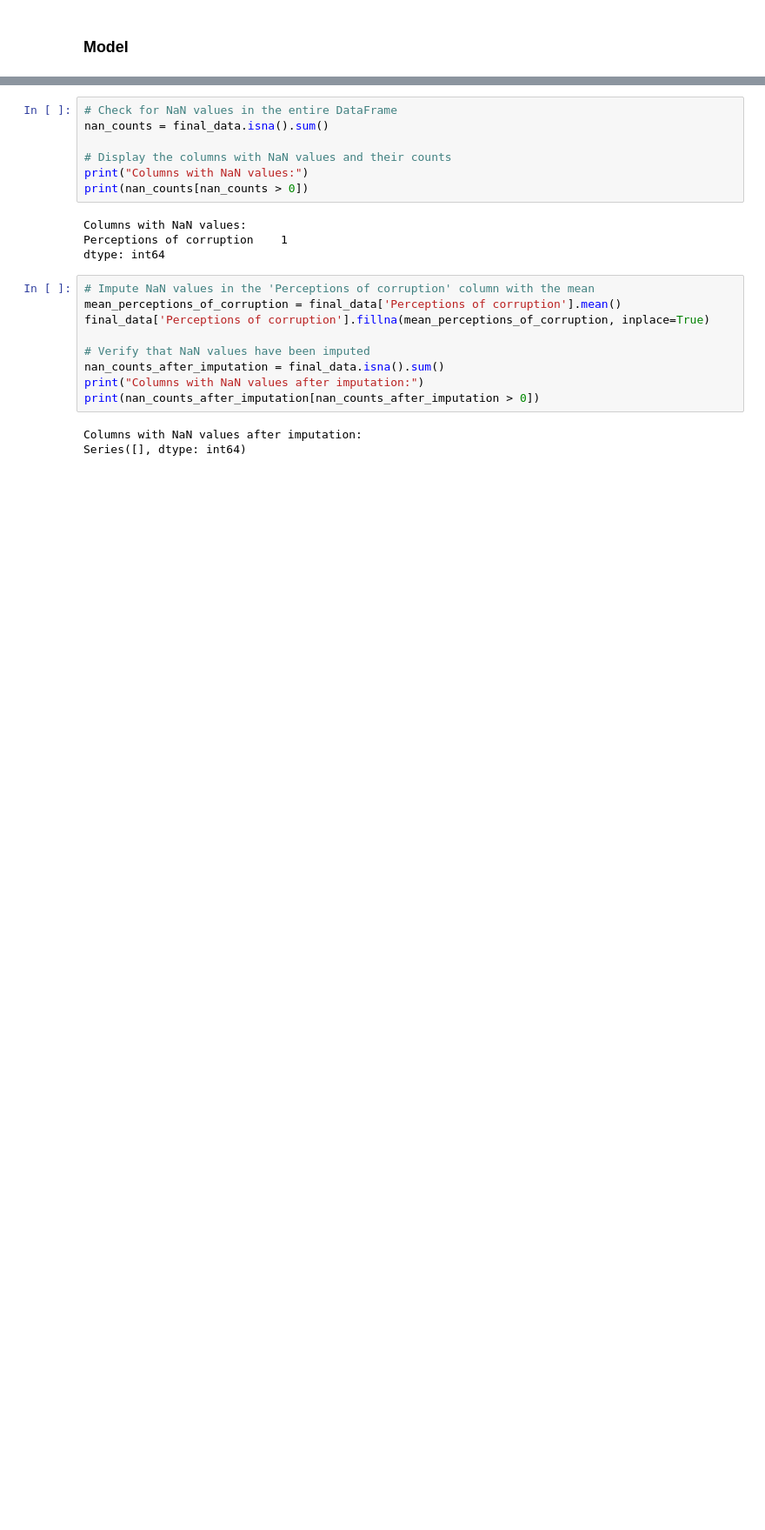
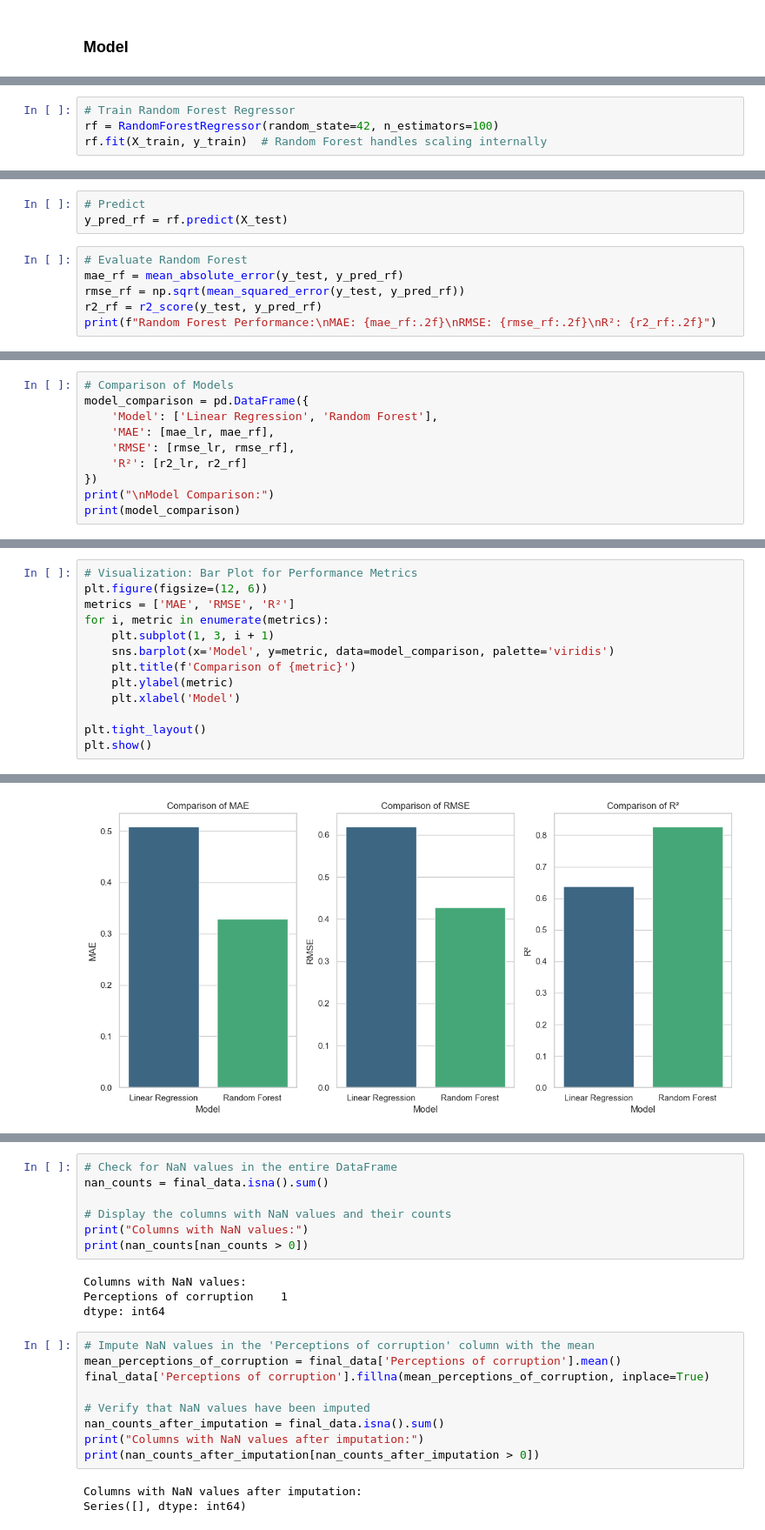
Before and after one commit to nahayatim/Visual-Data-Science, a Jupyter notebook: World Happiness.ipynb, the cells around one changed output, grey strips where cells are left out. Shown at 87% size. Cells and saved outputs as stored; diff of their text form; blank space fills up the shorter version.

```diff
--- a/World Happiness.ipynb
+++ b/World Happiness.ipynb
@@ -754,0 +878,4 @@ plt.show()
+# %%
+# Train Random Forest Regressor
+rf = RandomForestRegressor(random_state=42, n_estimators=100)
+rf.fit(X_train, y_train)  # Random Forest handles scaling internally
@@ -754,0 +884,9 @@ plt.show()
+# %%
+# Predict
+y_pred_rf = rf.predict(X_test)
+# %%
+# Evaluate Random Forest
+mae_rf = mean_absolute_error(y_test, y_pred_rf)
+rmse_rf = np.sqrt(mean_squared_error(y_test, y_pred_rf))
+r2_rf = r2_score(y_test, y_pred_rf)
+print(f"Random Forest Performance:\nMAE: {mae_rf:.2f}\nRMSE: {rmse_rf:.2f}\nR²: {r2_rf:.2f}")
@@ -754,0 +898,10 @@ plt.show()
+# %%
+# Comparison of Models
+model_comparison = pd.DataFrame({
+    'Model': ['Linear Regression', 'Random Forest'],
+    'MAE': [mae_lr, mae_rf],
+    'RMSE': [rmse_lr, rmse_rf],
+    'R²': [r2_lr, r2_rf]
+})
+print("\nModel Comparison:")
+print(model_comparison)
@@ -754,0 +913,14 @@ plt.show()
+# %%
+# Visualization: Bar Plot for Performance Metrics
+plt.figure(figsize=(12, 6))
+metrics = ['MAE', 'RMSE', 'R²']
+for i, metric in enumerate(metrics):
+    plt.subplot(1, 3, i + 1)
+    sns.barplot(x='Model', y=metric, data=model_comparison, palette='viridis')
+    plt.title(f'Comparison of {metric}')
+    plt.ylabel(metric)
+    plt.xlabel('Model')
+
+plt.tight_layout()
+plt.show()
+# %% [output]
@@ -754,0 +938 @@ plt.show()
+[figure, added]
```
Also changed, not shown: parts of 33 cells of this notebook.
